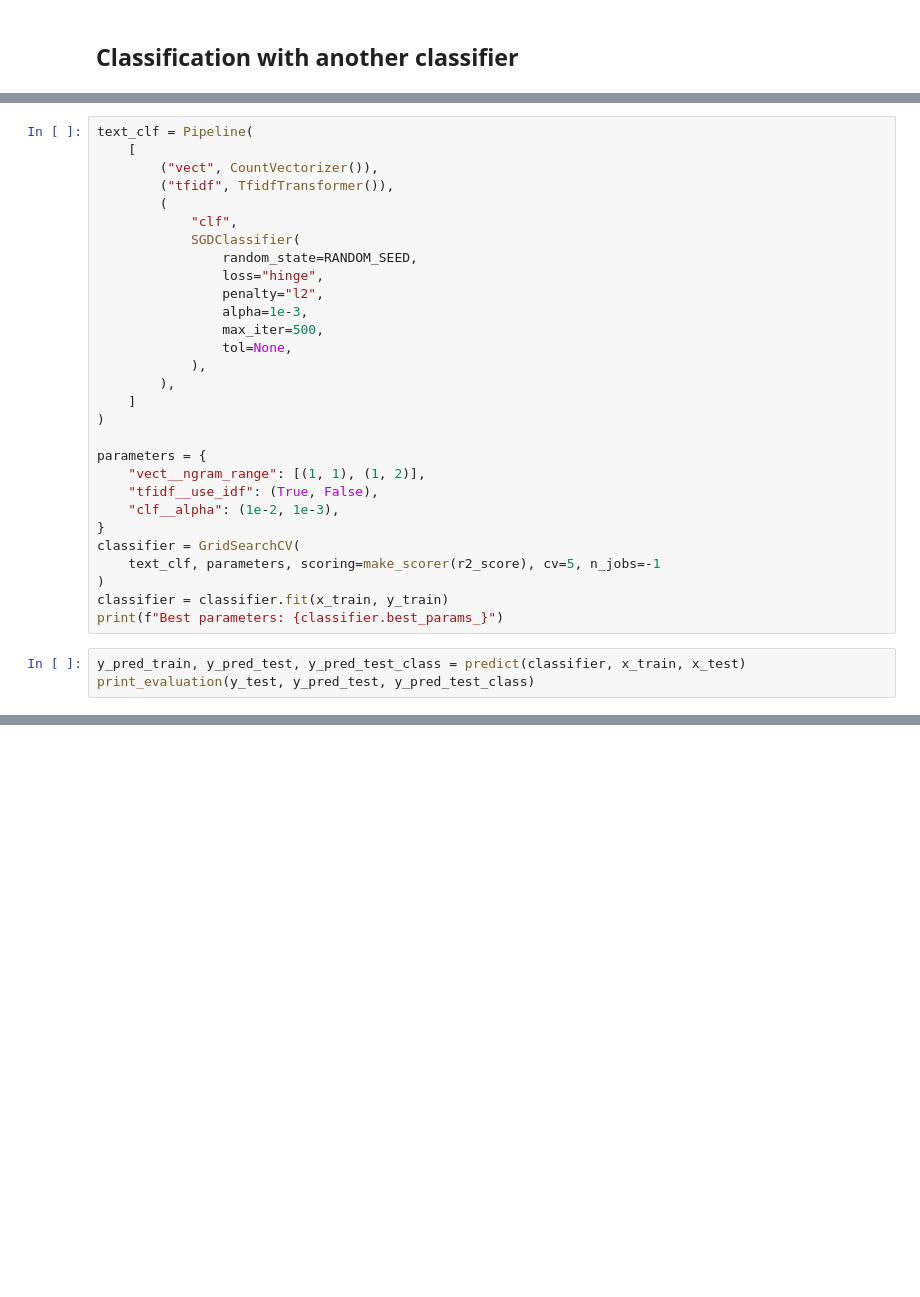
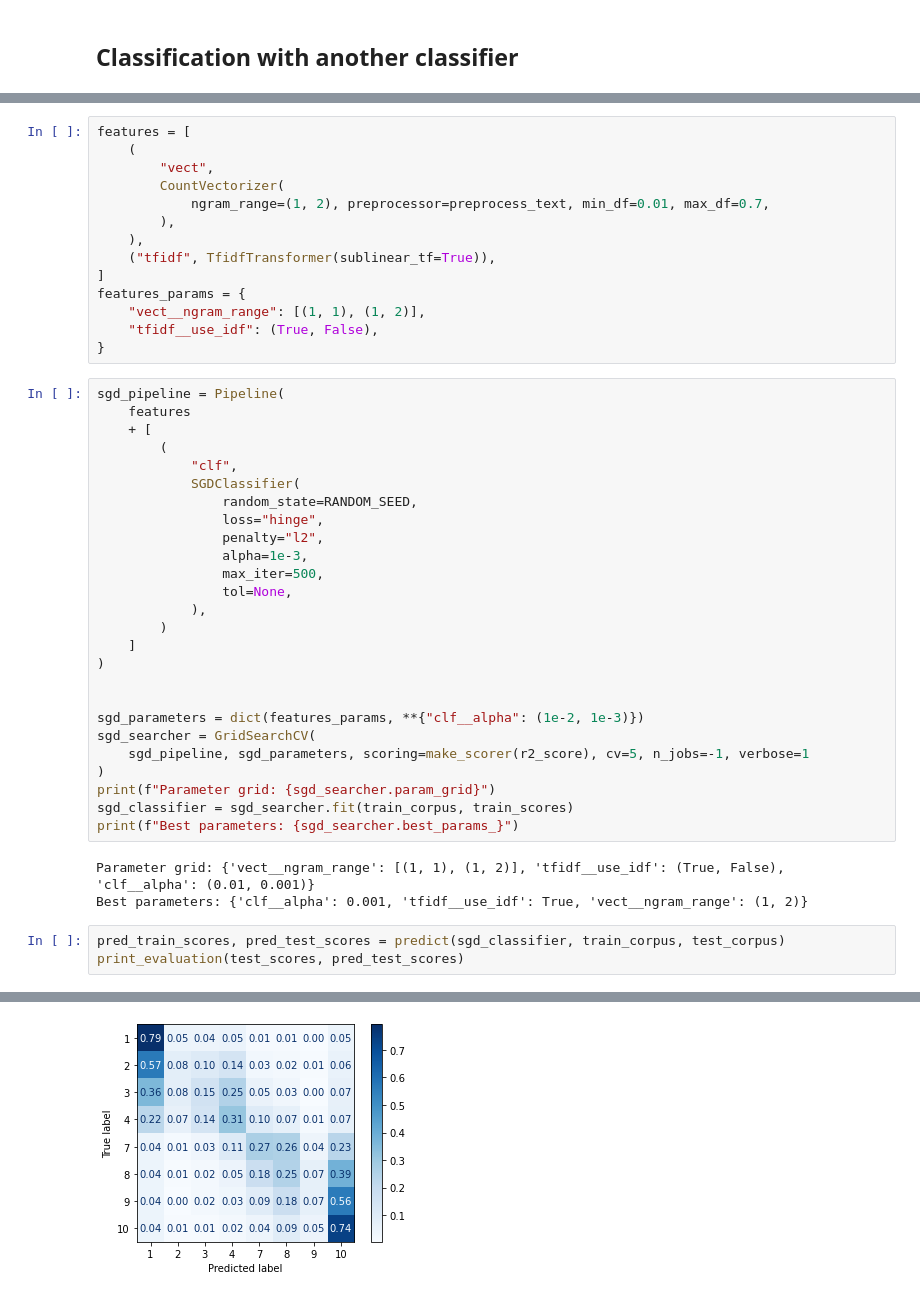
Before and after one commit to Wadaboa/nlp-assignments, a Jupyter notebook: sentiment_analysis.ipynb, the cells around one changed output, grey strips where cells are left out. Drawn from its saved outputs; the diff is of its cells as text; blank space fills up the shorter version.

```diff
--- a/sentiment_analysis.ipynb
+++ b/sentiment_analysis.ipynb
@@ -447,8 +628,21 @@ print_evaluation(y_test, y_pred_test, y_pred_test_class)
+# %%
+features = [
+    (
+        "vect",
+        CountVectorizer(
+            ngram_range=(1, 2), preprocessor=preprocess_text, min_df=0.01, max_df=0.7,
+        ),
+    ),
+    ("tfidf", TfidfTransformer(sublinear_tf=True)),
+]
+features_params = {
+    "vect__ngram_range": [(1, 1), (1, 2)],
+    "tfidf__use_idf": (True, False),
+}
 # %%
-text_clf = Pipeline(
-    [
-        ("vect", CountVectorizer()),
-        ("tfidf", TfidfTransformer()),
+sgd_pipeline = Pipeline(
+    features
+    + [
         (
             "clf",
             SGDClassifier(
@@ -459,20 +653,22 @@ text_clf = Pipeline(
                 max_iter=500,
                 tol=None,
             ),
-        ),
+        )
     ]
 )
 
-parameters = {
-    "vect__ngram_range": [(1, 1), (1, 2)],
-    "tfidf__use_idf": (True, False),
-    "clf__alpha": (1e-2, 1e-3),
-}
-classifier = GridSearchCV(
-    text_clf, parameters, scoring=make_scorer(r2_score), cv=5, n_jobs=-1
+
+sgd_parameters = dict(features_params, **{"clf__alpha": (1e-2, 1e-3)})
+sgd_searcher = GridSearchCV(
+    sgd_pipeline, sgd_parameters, scoring=make_scorer(r2_score), cv=5, n_jobs=-1, verbose=1
 )
-classifier = classifier.fit(x_train, y_train)
-print(f"Best parameters: {classifier.best_params_}")
+print(f"Parameter grid: {sgd_searcher.param_grid}")
+sgd_classifier = sgd_searcher.fit(train_corpus, train_scores)
+print(f"Best parameters: {sgd_searcher.best_params_}")
+# %% [output]
+Parameter grid: {'vect__ngram_range': [(1, 1), (1, 2)], 'tfidf__use_idf': (True, False), 'clf__alpha': (0.01, 0.001)}
+Best parameters: {'clf__alpha': 0.001, 'tfidf__use_idf': True, 'vect__ngram_range': (1, 2)}
-# %%
-y_pred_train, y_pred_test, y_pred_test_class = predict(classifier, x_train, x_test)
-print_evaluation(y_test, y_pred_test, y_pred_test_class)
+# %%
+pred_train_scores, pred_test_scores = predict(sgd_classifier, train_corpus, test_corpus)
+print_evaluation(test_scores, pred_test_scores)
+# %% [output]
@@ -478,0 +693 @@ print_evaluation(y_test, y_pred_test, y_pred_test_class)
+[figure, added]
```
Also changed, not shown: parts of 41 cells of this notebook.
